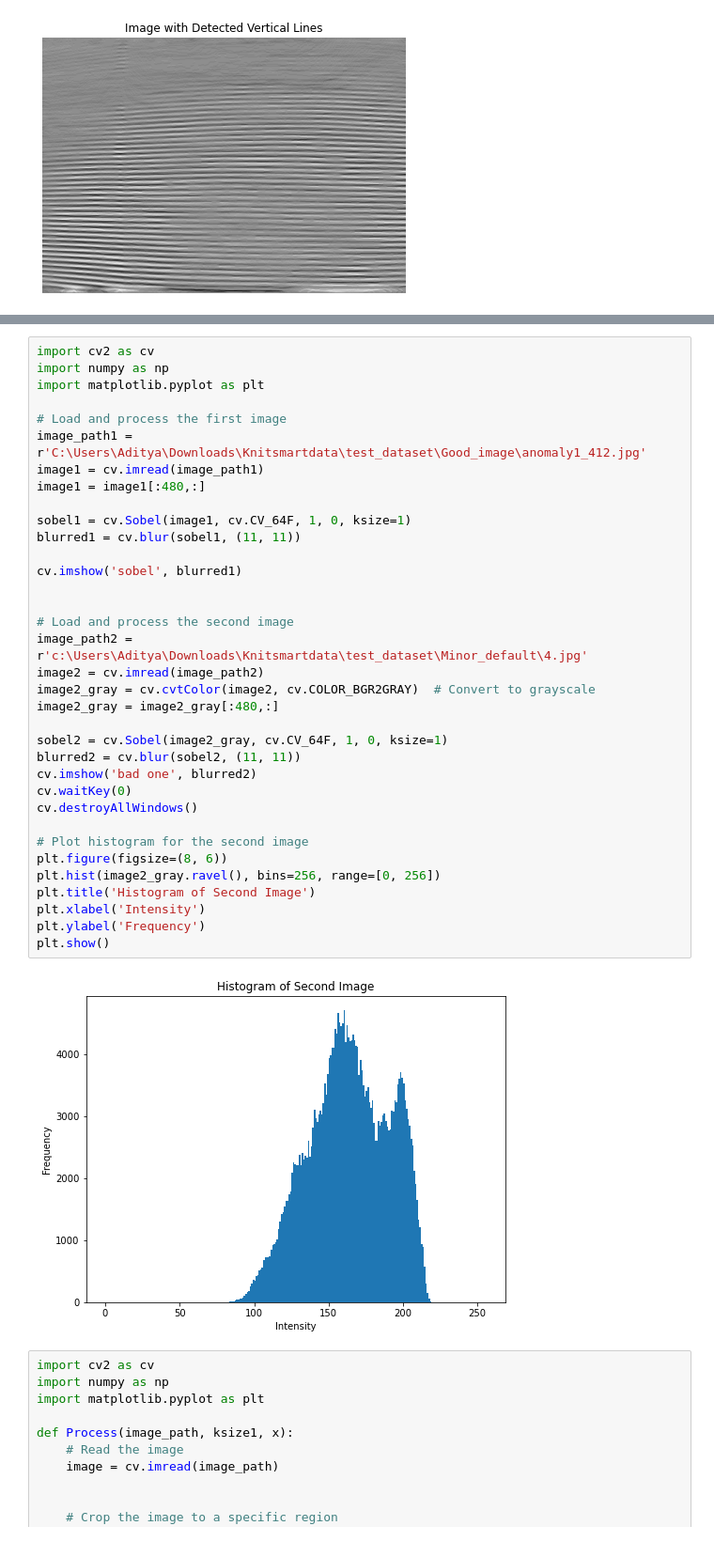
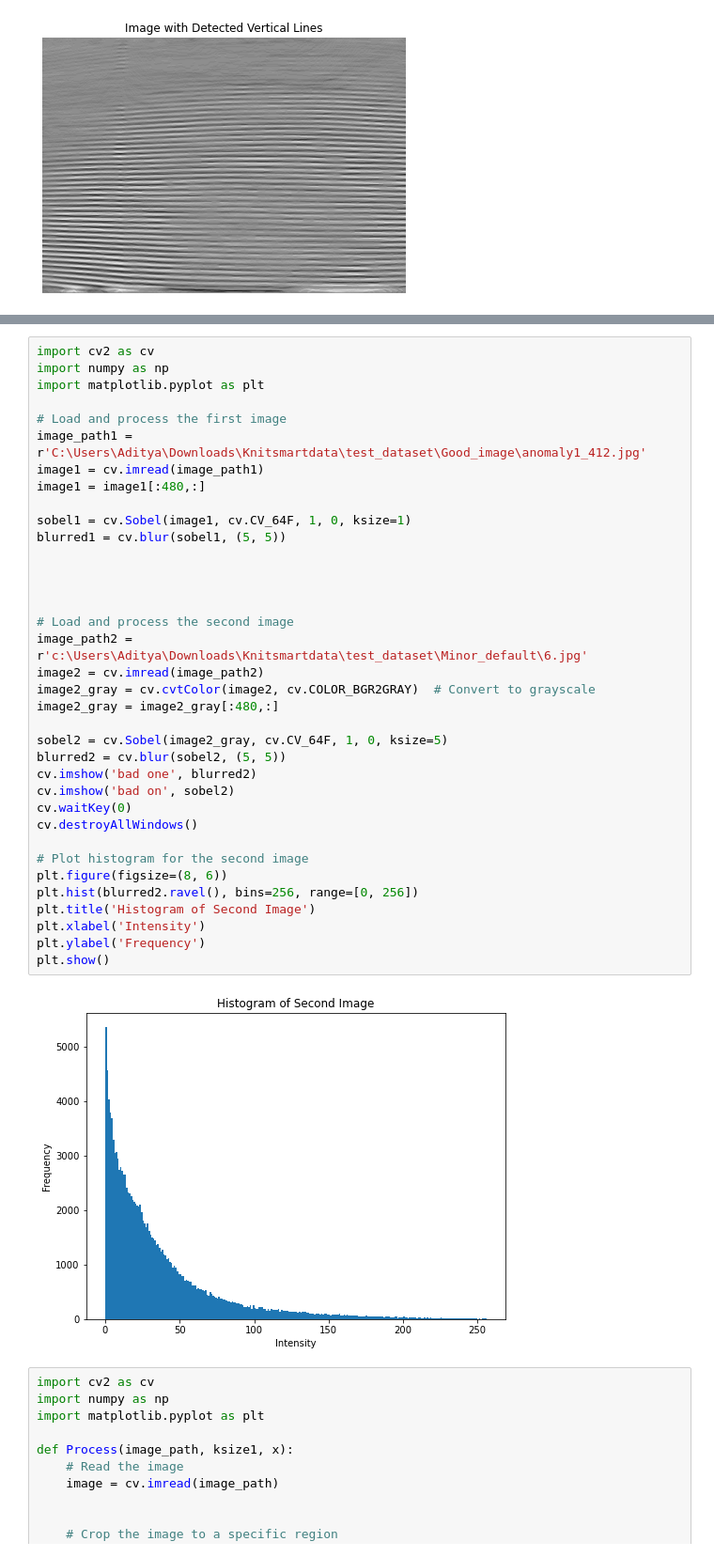
Before and after one commit to adityagupta-apg/knitsmart, a Jupyter notebook: practice.ipynb, the cells around one changed output, grey strips where cells are left out. Shown at 94% size. Drawn from its saved outputs; the diff is of its cells as text.

```diff
--- a/practice.ipynb
+++ b/practice.ipynb
@@ -282,40 +285,41 @@ cv.destroyAllWindows()
 # %%
 import cv2 as cv
 import numpy as np
 import matplotlib.pyplot as plt
 
 # Load and process the first image
 image_path1 = r'C:\Users\Aditya\Downloads\Knitsmartdata\test_dataset\Good_image\anomaly1_412.jpg'
 image1 = cv.imread(image_path1)
 image1 = image1[:480,:]
 
 sobel1 = cv.Sobel(image1, cv.CV_64F, 1, 0, ksize=1)
-blurred1 = cv.blur(sobel1, (11, 11))
+blurred1 = cv.blur(sobel1, (5, 5))
 
-cv.imshow('sobel', blurred1)
+
 
 
 # Load and process the second image
-image_path2 = r'c:\Users\Aditya\Downloads\Knitsmartdata\test_dataset\Minor_default\4.jpg'
+image_path2 = r'c:\Users\Aditya\Downloads\Knitsmartdata\test_dataset\Minor_default\6.jpg'
 image2 = cv.imread(image_path2)
 image2_gray = cv.cvtColor(image2, cv.COLOR_BGR2GRAY)  # Convert to grayscale
 image2_gray = image2_gray[:480,:]
 
-sobel2 = cv.Sobel(image2_gray, cv.CV_64F, 1, 0, ksize=1)
-blurred2 = cv.blur(sobel2, (11, 11))
+sobel2 = cv.Sobel(image2_gray, cv.CV_64F, 1, 0, ksize=5)
+blurred2 = cv.blur(sobel2, (5, 5))
 cv.imshow('bad one', blurred2)
+cv.imshow('bad on', sobel2)
 cv.waitKey(0)
 cv.destroyAllWindows()
 
 # Plot histogram for the second image
 plt.figure(figsize=(8, 6))
-plt.hist(image2_gray.ravel(), bins=256, range=[0, 256])
+plt.hist(blurred2.ravel(), bins=256, range=[0, 256])
 plt.title('Histogram of Second Image')
 plt.xlabel('Intensity')
 plt.ylabel('Frequency')
 plt.show()
 # %% [output]
-[figure, old version]
+[figure, new version]
 # %%
 import cv2 as cv
 import numpy as np
```
Also changed, not shown: parts of 5 cells of this notebook.
